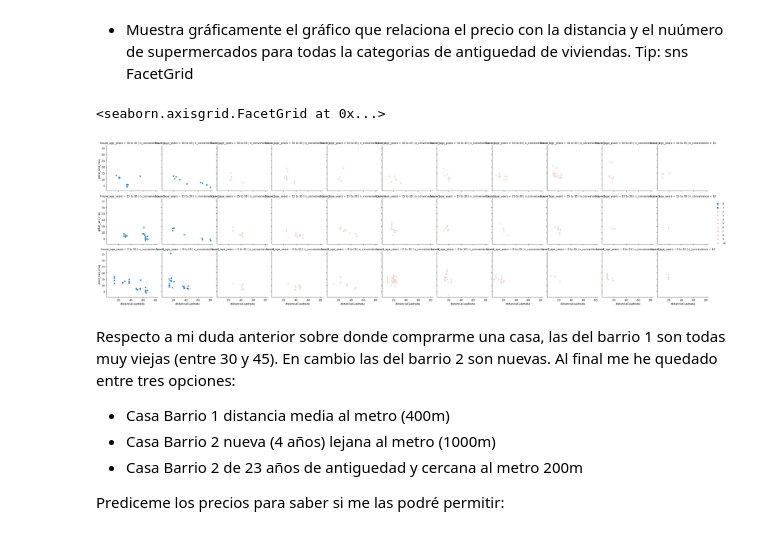
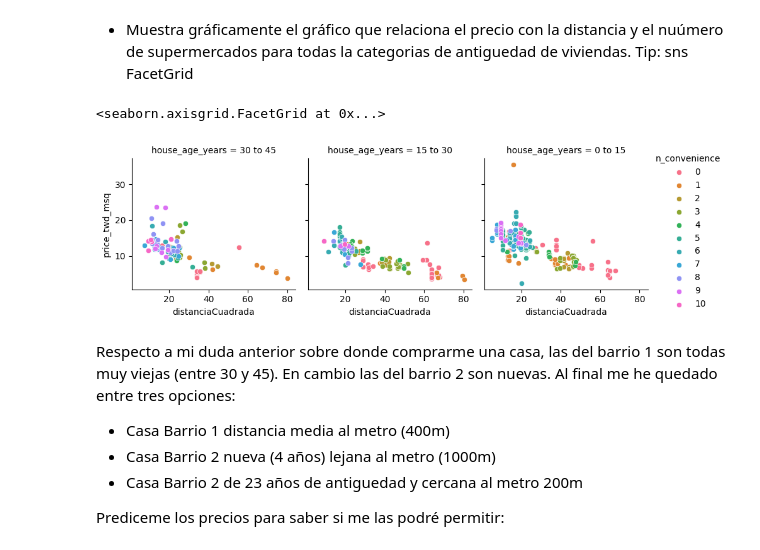
Before and after one commit to MarcMartinezM/PracticasIABigData, a Jupyter notebook: DATA SCIENCE MODELS ESTADÍSTICS/REGRESSION/REGRESON PARALELA/MarcMartinez_MultRegression_Alum.ipynb, the cells around one changed output. Drawn from its saved outputs; the diff is of its cells as text; code cells hidden in the pictures.

```diff
--- a/DATA SCIENCE MODELS ESTADÍSTICS/REGRESSION/REGRESON PARALELA/MarcMartinez_MultRegression_Alum.ipynb
+++ b/DATA SCIENCE MODELS ESTADÍSTICS/REGRESSION/REGRESON PARALELA/MarcMartinez_MultRegression_Alum.ipynb
@@ -333,12 +333,12 @@ plt.show()
 
 *   Muestra gráficamente el gráfico que relaciona el precio con la distancia y el nuúmero de supermercados para todas la categorias de antiguedad de viviendas. Tip: sns FacetGrid
 # %%
-g = sns.FacetGrid(df_taiwan, col="n_convenience",  row="house_age_years")
-g.map_dataframe(sns.scatterplot, x="distanciaCuadrada", y="price_twd_msq", hue="n_convenience")
+g = sns.FacetGrid(df_taiwan, col="house_age_years", hue="n_convenience")
+g.map_dataframe(sns.scatterplot, x="distanciaCuadrada", y="price_twd_msq")
 g.add_legend()
 # %% [output]
 <seaborn.axisgrid.FacetGrid at 0x...>
-[figure, old version]
+[figure, new version]
 # %% [markdown]
 Respecto a mi duda anterior sobre donde comprarme una casa, las del barrio 1 son todas muy viejas (entre 30 y 45). En cambio las del barrio 2 son nuevas.
 Al final me he quedado entre tres opciones:
```
Also changed, not shown: 2 other files.
